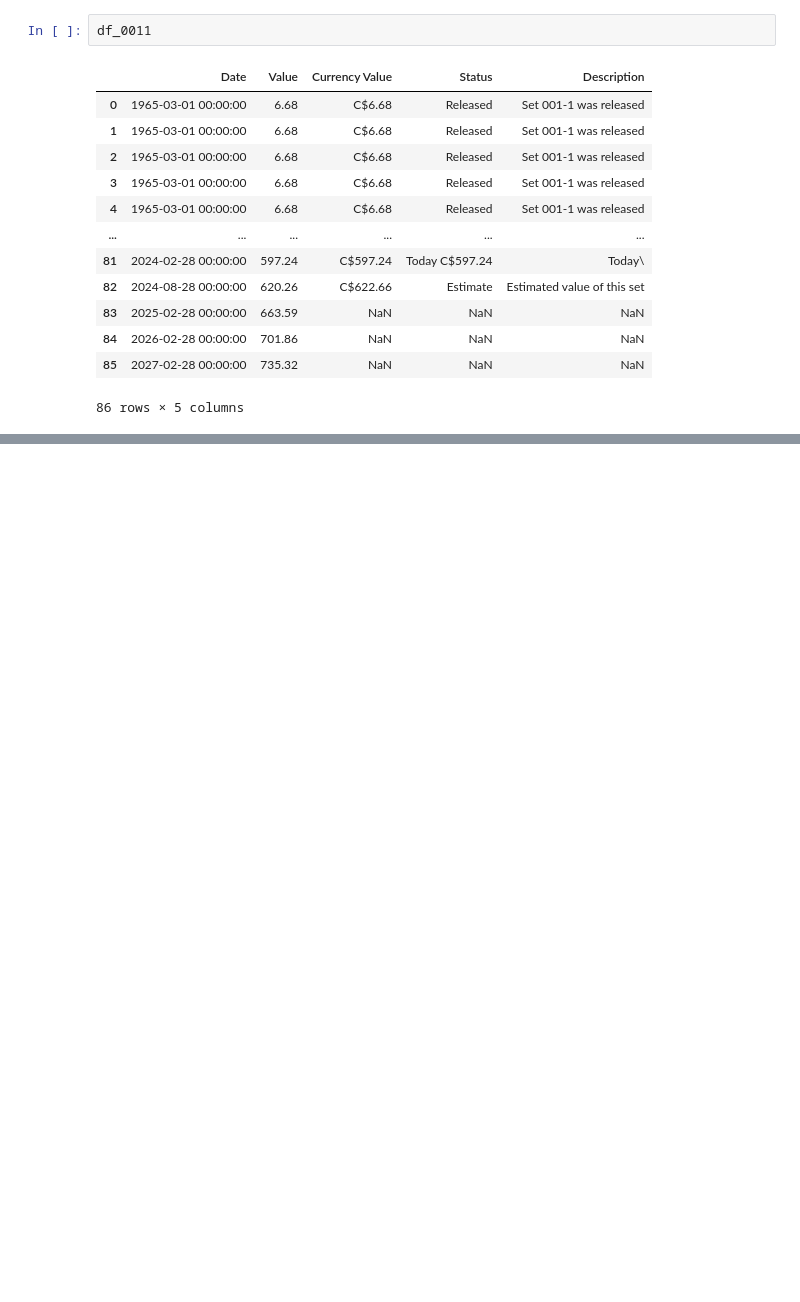
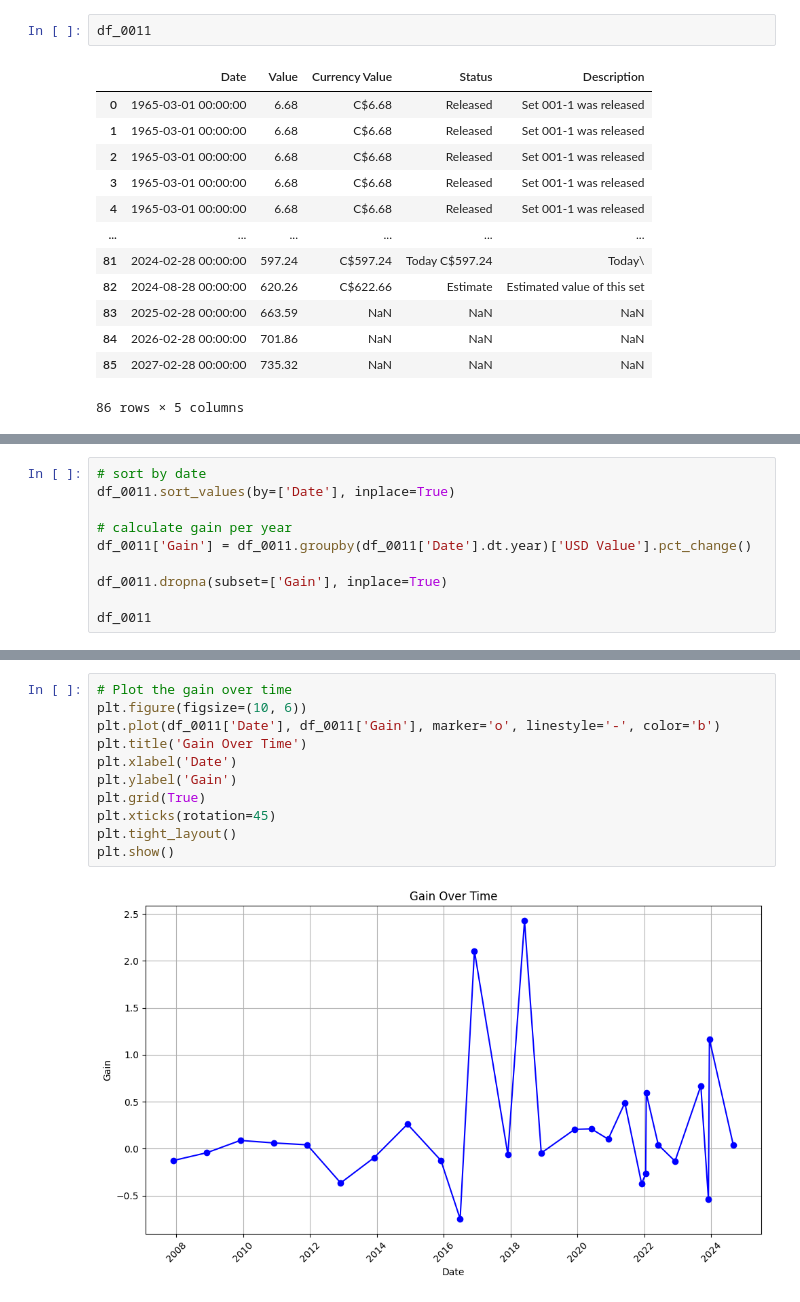
Before and after one commit to AlgoETS/LegosTracker, a Jupyter notebook: analyse.ipynb, the cells around one changed output, grey strips where cells are left out. Saved outputs shown, nothing was run; the diff lists cells and outputs as text; blank space fills up the shorter version.

```diff
--- a/analyse.ipynb
+++ b/analyse.ipynb
@@ -188,0 +199,10 @@ plt.show()
+# %%
+# sort by date
+df_0011.sort_values(by=['Date'], inplace=True)
+
+# calculate gain per year
+df_0011['Gain'] = df_0011.groupby(df_0011['Date'].dt.year)['USD Value'].pct_change()
+
+df_0011.dropna(subset=['Gain'], inplace=True)
+
+df_0011
@@ -188,0 +227,13 @@ plt.show()
+# %%
+# Plot the gain over time
+plt.figure(figsize=(10, 6))
+plt.plot(df_0011['Date'], df_0011['Gain'], marker='o', linestyle='-', color='b')
+plt.title('Gain Over Time')
+plt.xlabel('Date')
+plt.ylabel('Gain')
+plt.grid(True)
+plt.xticks(rotation=45)
+plt.tight_layout()
+plt.show()
+# %% [output]
+[figure, added]
```
Also changed, not shown: parts of 5 cells of this notebook.
